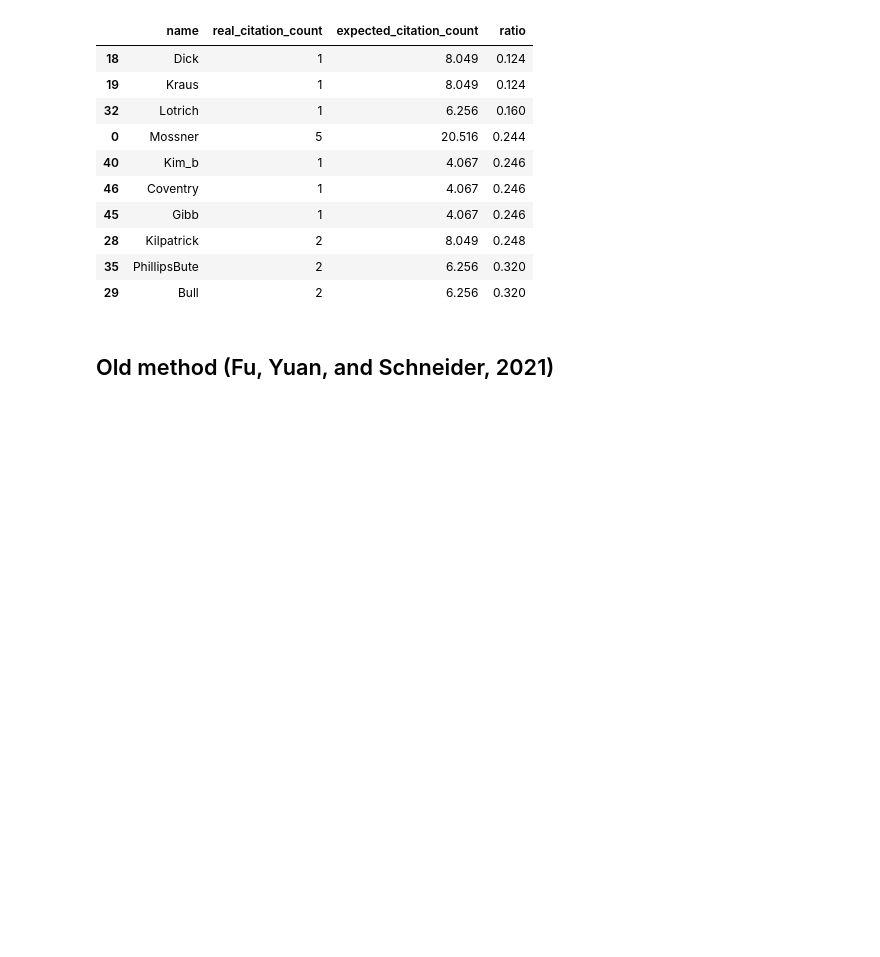
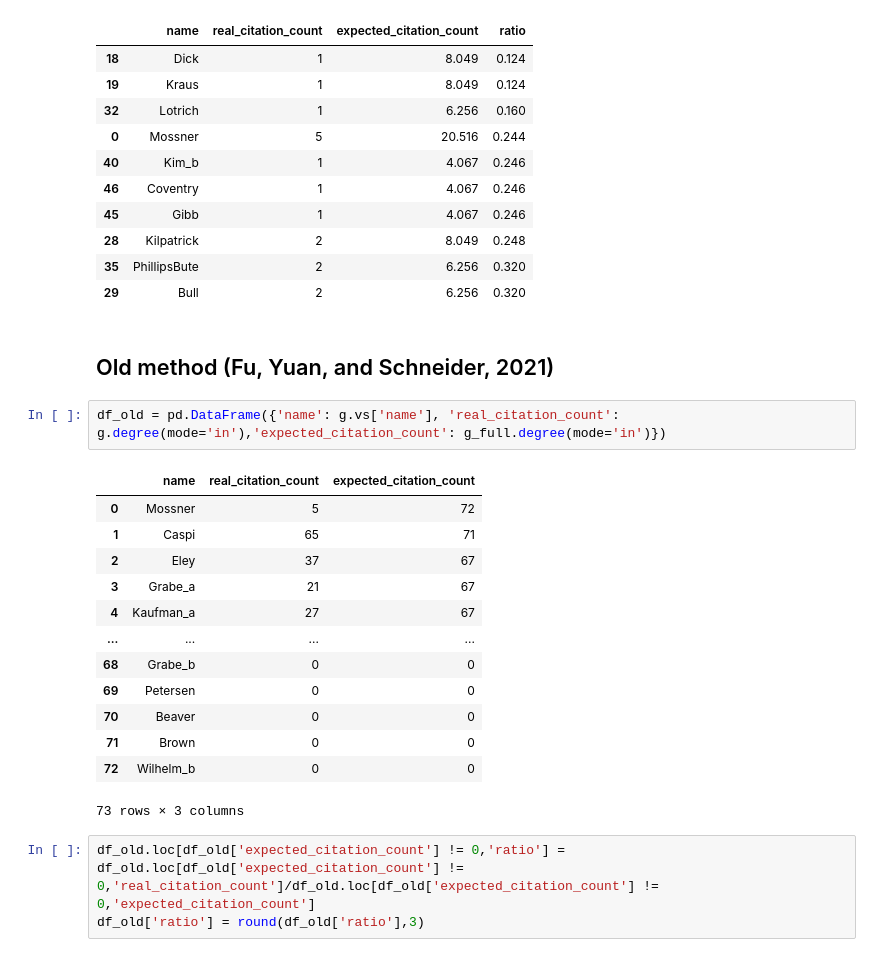
Before and after one commit to infoqualitylab/citation_bias_study, a Jupyter notebook: ResearchShowcase/research_showcase.ipynb, the cells around one changed output. Drawn from its saved outputs; the diff is of its cells as text; blank space fills up the shorter version.

```diff
--- a/ResearchShowcase/research_showcase.ipynb
+++ b/ResearchShowcase/research_showcase.ipynb
@@ -321,3 +196,22 @@ df_new.loc[df_new['ratio'] !=0].sort_values(by='ratio').head(10)
 | 29 | Bull | 2 | 6.256 | 0.320 |
 # %% [markdown]
 ## Old method (Fu, Yuan, and Schneider, 2021)
+# %%
+df_old = pd.DataFrame({'name': g.vs['name'], 'real_citation_count': g.degree(mode='in'),'expected_citation_count': g_full.degree(mode='in')})
+# %% [output]
+|  | name | real_citation_count | expected_citation_count |
+| 0 | Mossner | 5 | 72 |
+| 1 | Caspi | 65 | 71 |
+| 2 | Eley | 37 | 67 |
+| 3 | Grabe_a | 21 | 67 |
+| 4 | Kaufman_a | 27 | 67 |
+| ... | ... | ... | ... |
+| 68 | Grabe_b | 0 | 0 |
+| 69 | Petersen | 0 | 0 |
+| 70 | Beaver | 0 | 0 |
+| 71 | Brown | 0 | 0 |
+| 72 | Wilhelm_b | 0 | 0 |
+73 rows × 3 columns
+# %%
+df_old.loc[df_old['expected_citation_count'] != 0,'ratio'] = df_old.loc[df_old['expected_citation_count'] != 0,'real_citation_count']/df_old.loc[df_old['expected_citation_count'] != 0,'expected_citation_count']
+df_old['ratio'] = round(df_old['ratio'],3)
```
Also changed, not shown: parts of 12 cells of this notebook.
